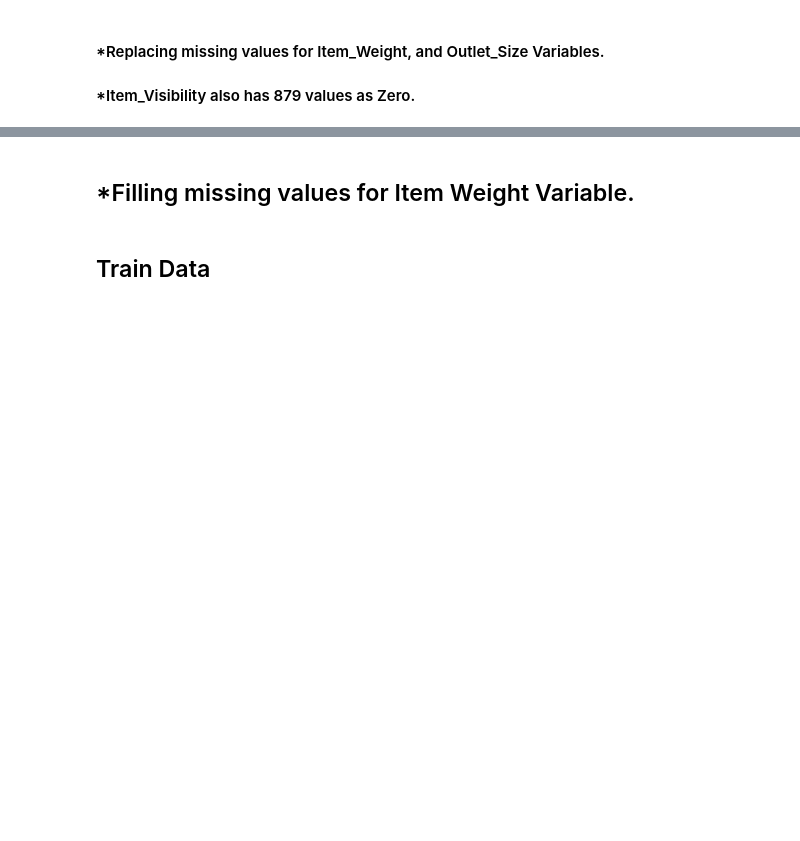
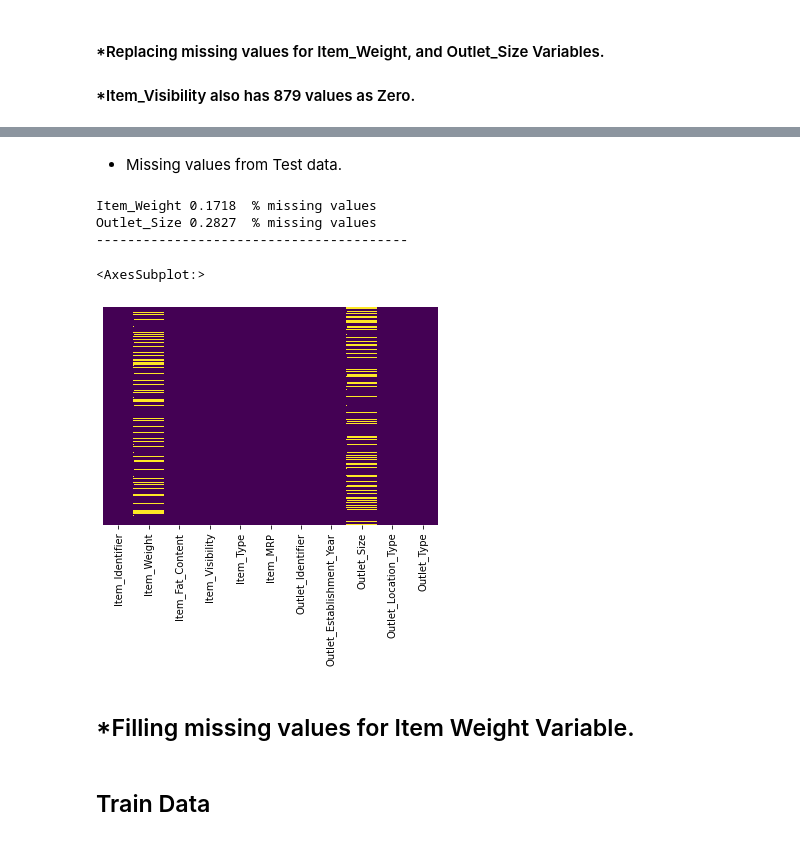
Before and after one commit to suhailfazal/Store-Sales-Prediction, a Jupyter notebook: Store Sales Prediction - for Random forest regressor.ipynb, the cells around one changed output, grey strips where cells are left out. Drawn from its saved outputs; the diff is of its cells as text; code cells hidden in the pictures; blank space fills up the shorter version.

```diff
--- a/Store Sales Prediction - for Random forest regressor.ipynb
+++ b/Store Sales Prediction - for Random forest regressor.ipynb
@@ -362,3 +343,23 @@ plt.show()
+# %% [markdown]
+- Missing values from Test data.
+# %%
+#Test data
+missing_values_test = [features for features in test.columns if test[features].isnull().sum()>1]
+
+#Missing values in percentage
+for features in missing_values_test:
+    print(features, np.round(test[features].isnull().mean(), 4),  ' % missing values')
+
+print('-'*40)
+# %% [output]
+Item_Weight 0.1718  % missing values
+Outlet_Size 0.2827  % missing values
+----------------------------------------
+# %%
+sns.heatmap(test.isnull(),yticklabels=False,cbar=False,cmap='viridis')
+# %% [output]
+<AxesSubplot:>
+[figure, new version]
 # %% [markdown]
 ## *Filling missing values for Item Weight Variable.
 # %% [markdown]
```
Also changed, not shown: parts of 60 cells of this notebook, 16 other files.
